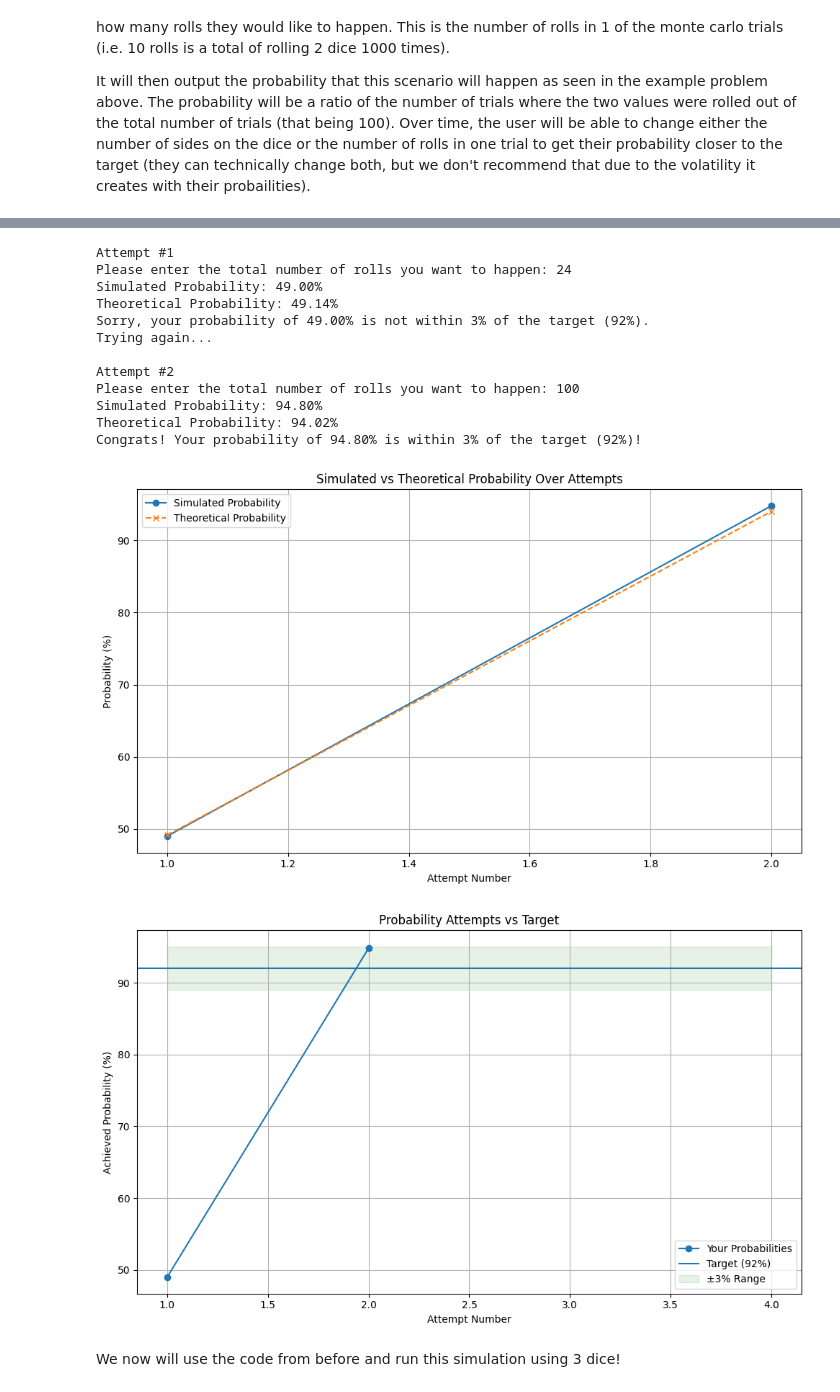
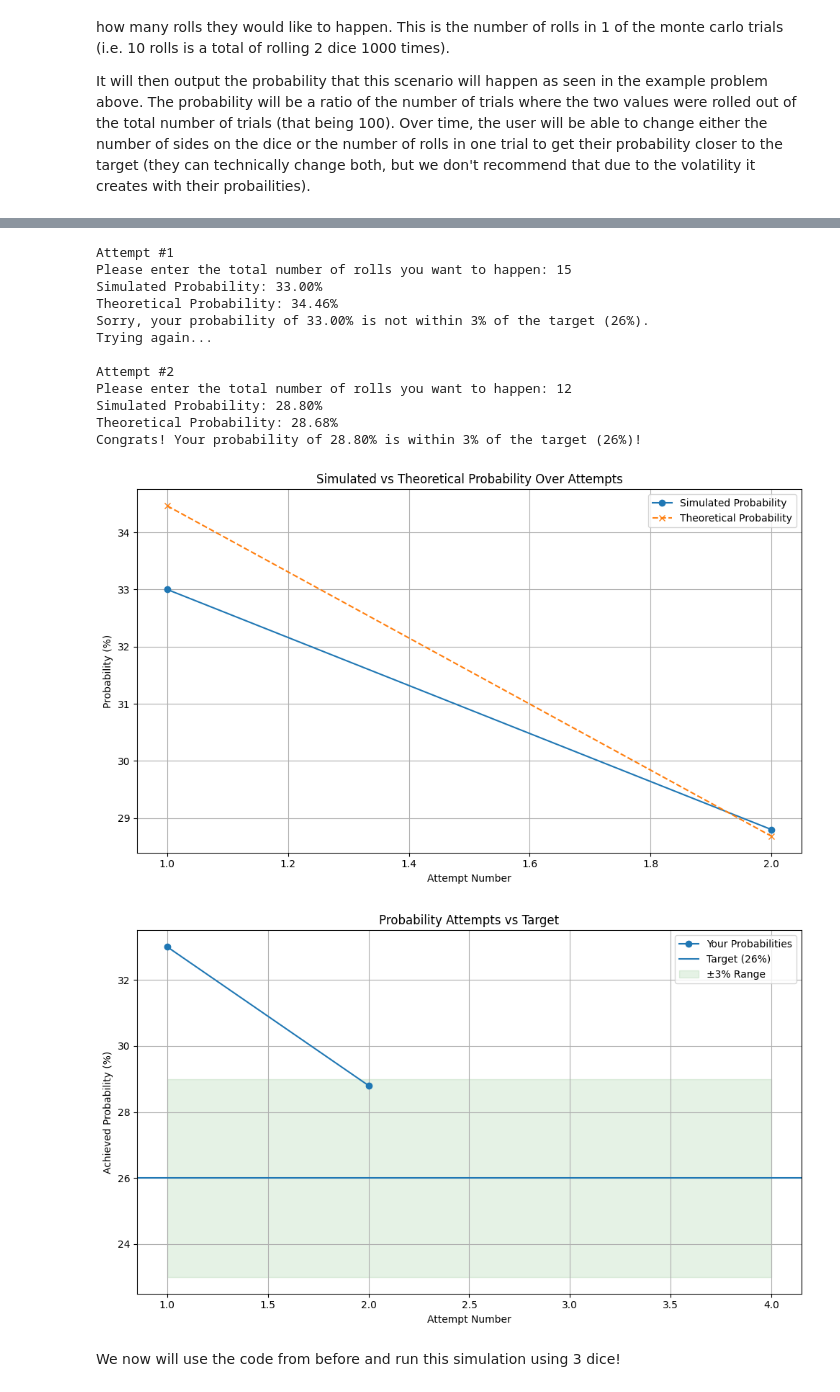
Before and after one commit to byrneap23/FinalProject, a Jupyter notebook: FinalProject.ipynb, the cells around one changed output, grey strips where cells are left out. Cells and saved outputs as stored; diff of their text form; code cells hidden in the pictures.

```diff
--- a/FinalProject.ipynb
+++ b/FinalProject.ipynb
@@ -47,7 +47,7 @@ Enter what die number you want on the first die (this can't be changed after ent
 Enter what die number you want on the second die (this can't be changed after entered and must be <= the number of sides input): 6
 Enter how many trials you want the simulation to occur in multiples of 10 (Hint: less trials will make the game more difficult): 1000
 # %%
-4# Die rolling function
+# Die rolling function
 def rollDie(sides):
     return random.randint(1, sides)
 
@@ -105,43 +105,43 @@ while True:
 # Line Graph: Simulated vs Actual Probability
 plt.figure(figsize=(10, 6))
 plt.plot(range(1, attempt + 1), simulated_history, marker='o', label="Simulated Probability")
 plt.plot(range(1, attempt + 1), actual_history, marker='x', linestyle='--', label="Theoretical Probability")
 plt.title("Simulated vs Theoretical Probability Over Attempts")
 plt.xlabel("Attempt Number")
 plt.ylabel("Probability (%)")
 plt.legend()
 plt.grid(True)
 plt.tight_layout()
 plt.show()
 
 # Plotting after success
 plt.figure(figsize=(10, 6))
 plt.plot(range(1, attempt + 1), simulated_history, marker='o', label="Your Probabilities")
 plt.axhline(y=target, linestyle='-', label=f"Target ({target}%)")
 plt.fill_between(range(1, attempt + 3), target - 3, target + 3, color='green', alpha=0.1, label="±3% Range")
 
 plt.title("Probability Attempts vs Target")
 plt.xlabel("Attempt Number")
 plt.ylabel("Achieved Probability (%)")
 plt.legend()
 plt.grid(True)
 plt.tight_layout()
 plt.show()
 # %% [output]
 Attempt #1
-Please enter the total number of rolls you want to happen: 24
-Simulated Probability: 49.00%
-Theoretical Probability: 49.14%
-Sorry, your probability of 49.00% is not within 3% of the target (92%).
+Please enter the total number of rolls you want to happen: 15
+Simulated Probability: 33.00%
+Theoretical Probability: 34.46%
+Sorry, your probability of 33.00% is not within 3% of the target (26%).
 Trying again...
 
 Attempt #2
-Please enter the total number of rolls you want to happen: 100
-Simulated Probability: 94.80%
-Theoretical Probability: 94.02%
-Congrats! Your probability of 94.80% is within 3% of the target (92%)!
+Please enter the total number of rolls you want to happen: 12
+Simulated Probability: 28.80%
+Theoretical Probability: 28.68%
+Congrats! Your probability of 28.80% is within 3% of the target (26%)!
-[figure, old version]
+[figure, new version]
-[figure, old version]
+[figure, new version]
 # %% [markdown]
 We now will use the code from before and run this simulation using 3 dice!
 # %%
```
Also changed, not shown: parts of 4 cells of this notebook.
